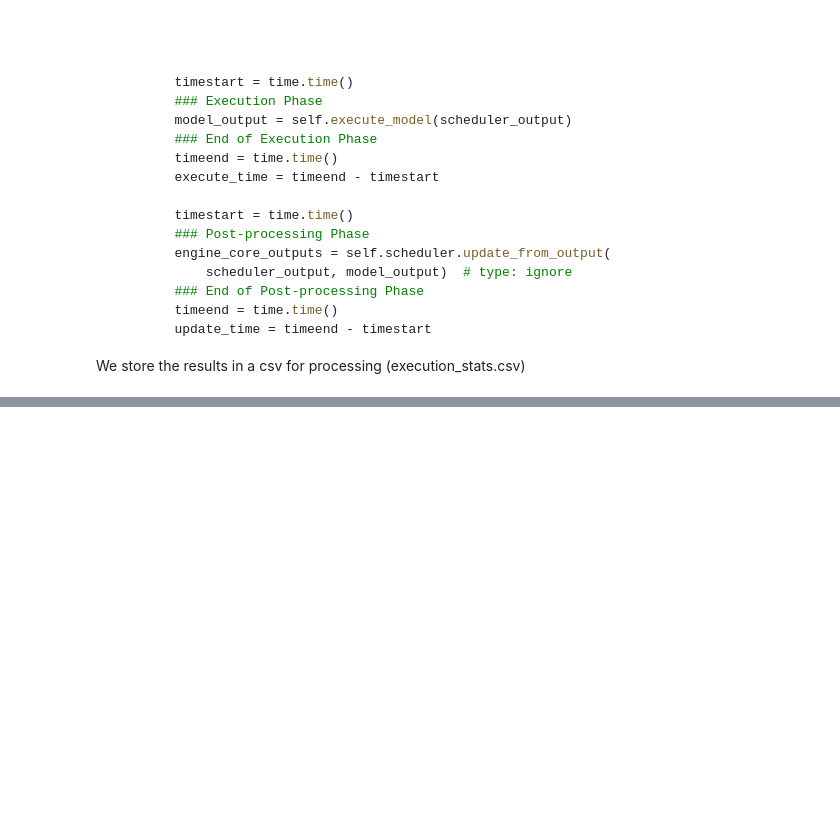
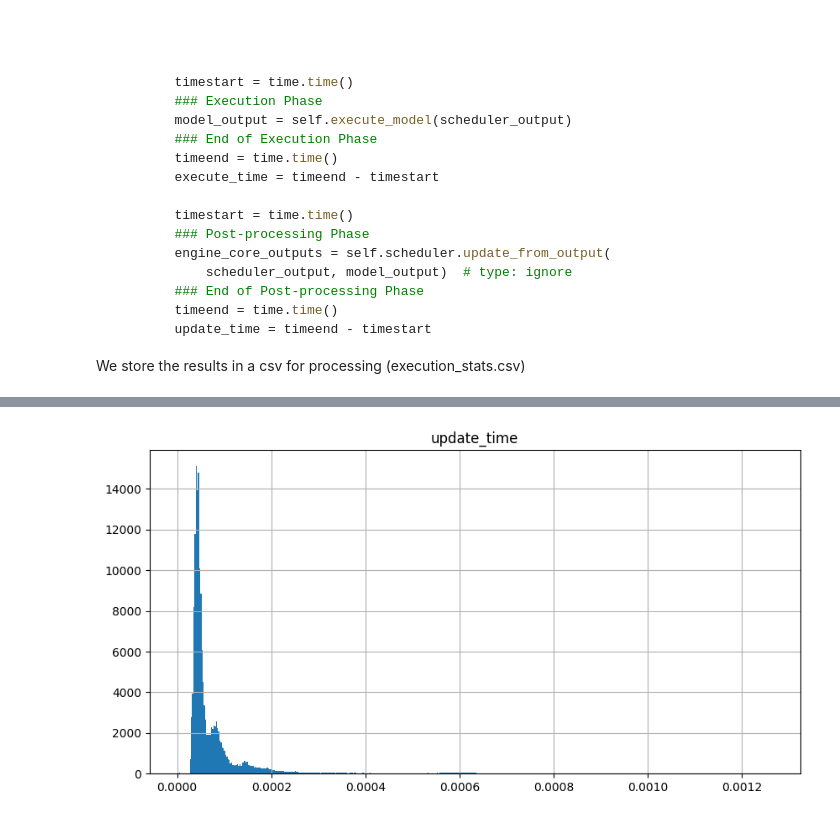
Before and after one commit to inference-sim/pytools, a Jupyter notebook: experiments/step_time_analysis.ipynb, the cells around one changed output, grey strips where cells are left out. Saved outputs shown, nothing was run; the diff lists cells and outputs as text; code cells hidden in the pictures; blank space fills up the shorter version.

```diff
--- a/experiments/step_time_analysis.ipynb
+++ b/experiments/step_time_analysis.ipynb
@@ -91,3 +97,10 @@ Standard deviation of scheduler_time: 0.0021558622585287216
+# %%
+# show histogram of update_time and scheduler_time
+df[['update_time']].hist(bins=500, figsize=(10, 5))
+import matplotlib.pyplot as plt
+plt.show()
+# %% [output]
+[figure, added]
 # %%
 # for each iteration get the percentage of the execute_time, scheduler_time, and update_time over the total time (total_time = execute_time + scheduler_time + update_time)
 
```
Also changed, not shown: parts of 7 cells of this notebook, 2 other files.
